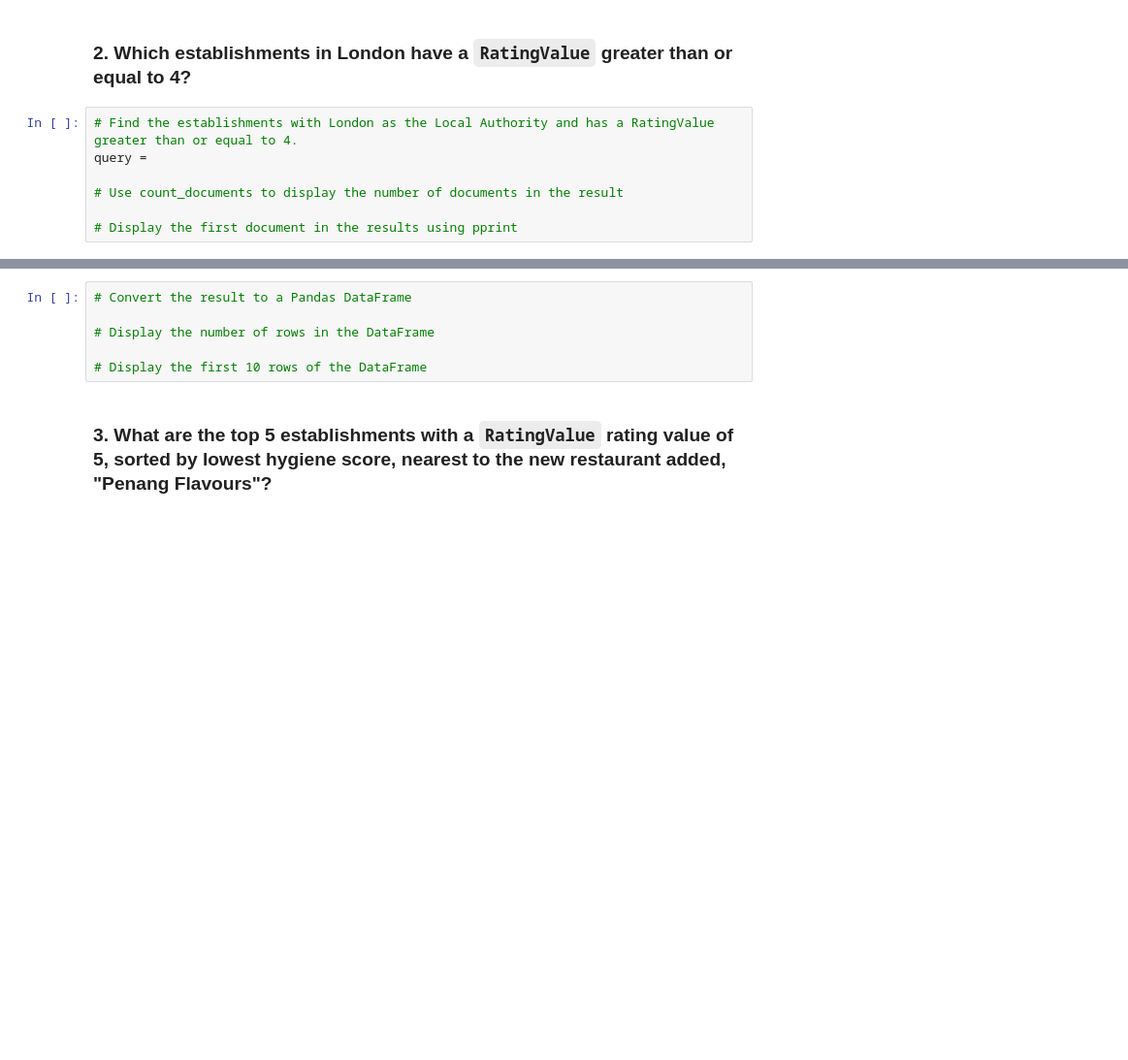
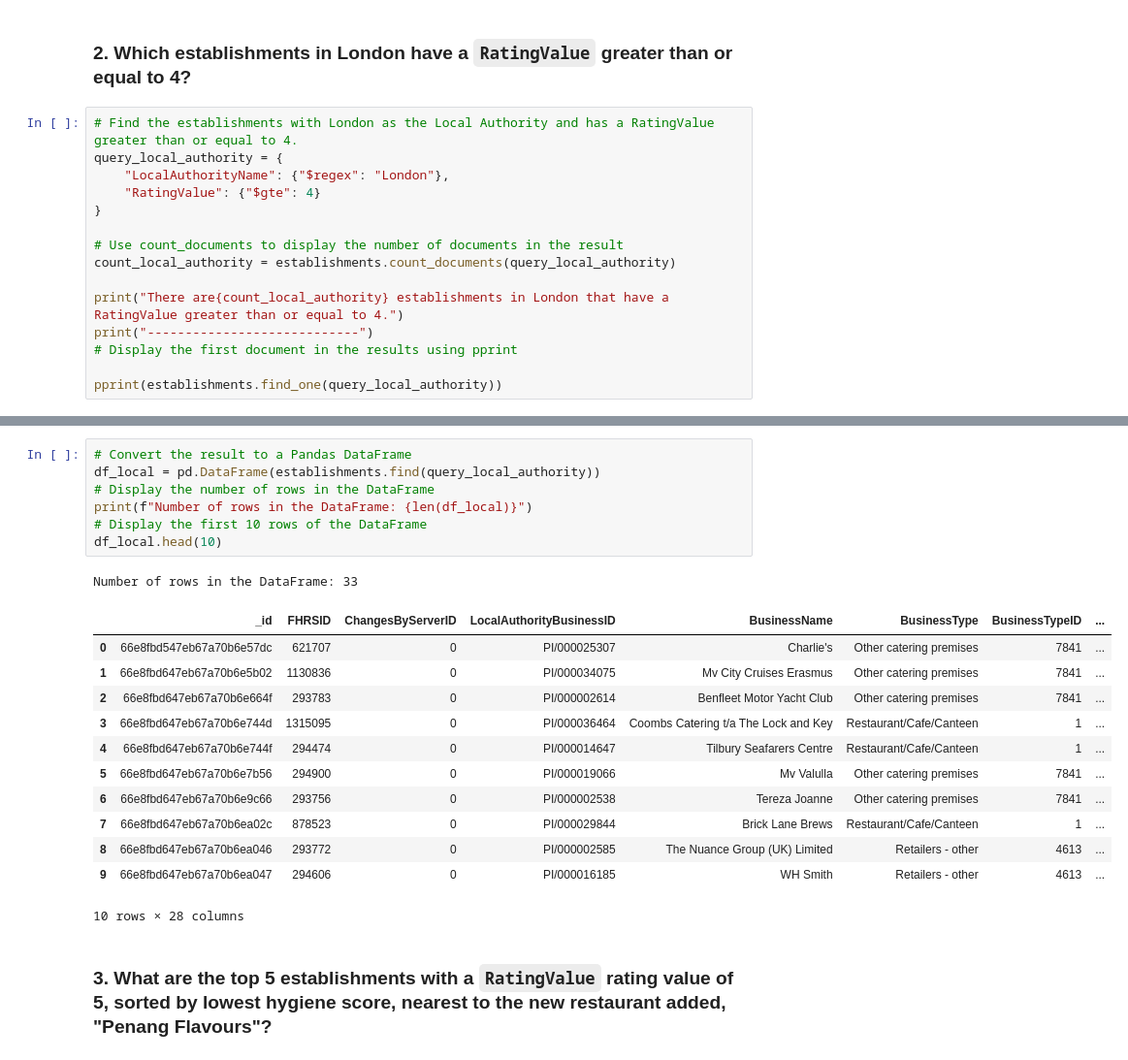
Before and after one commit to cmaijala/nosql-challenge, a Jupyter notebook: NoSQL_analysis_starter.ipynb, the cells around one changed output, grey strips where cells are left out. Shown at 97% size. Cells and saved outputs as stored; diff of their text form; blank space fills up the shorter version.

```diff
--- a/NoSQL_analysis_starter.ipynb
+++ b/NoSQL_analysis_starter.ipynb
@@ -86,8 +86,16 @@ result_df.head(10)
 ### 2. Which establishments in London have a `RatingValue` greater than or equal to 4?
 # %%
 # Find the establishments with London as the Local Authority and has a RatingValue greater than or equal to 4.
-query =
+query_local_authority = {
+    "LocalAuthorityName": {"$regex": "London"},
+    "RatingValue": {"$gte": 4}
+}
 
 # Use count_documents to display the number of documents in the result
+count_local_authority = establishments.count_documents(query_local_authority)
 
+print("There are{count_local_authority} establishments in London that have a RatingValue greater than or equal to 4.")
+print("----------------------------")
 # Display the first document in the results using pprint
+
+pprint(establishments.find_one(query_local_authority))
@@ -94,9 +120,24 @@ query =
 # %%
 # Convert the result to a Pandas DataFrame
-
+df_local = pd.DataFrame(establishments.find(query_local_authority))
 # Display the number of rows in the DataFrame
-
+print(f"Number of rows in the DataFrame: {len(df_local)}")
 # Display the first 10 rows of the DataFrame
+df_local.head(10)
+# %% [output]
+Number of rows in the DataFrame: 33
+|  | _id | FHRSID | ChangesByServerID | LocalAuthorityBusinessID | BusinessName | BusinessType | BusinessTypeID | ... |
+| 0 | 66e8fbd547eb67a70b6e57dc | 621707 | 0 | PI/000025307 | Charlie's | Other catering premises | 7841 | ... |
+| 1 | 66e8fbd647eb67a70b6e5b02 | 1130836 | 0 | PI/000034075 | Mv City Cruises Erasmus | Other catering premises | 7841 | ... |
+| 2 | 66e8fbd647eb67a70b6e664f | 293783 | 0 | PI/000002614 | Benfleet Motor Yacht Club | Other catering premises | 7841 | ... |
+| 3 | 66e8fbd647eb67a70b6e744d | 1315095 | 0 | PI/000036464 | Coombs Catering t/a The Lock and Key | Restaurant/Cafe/Canteen | 1 | ... |
+| 4 | 66e8fbd647eb67a70b6e744f | 294474 | 0 | PI/000014647 | Tilbury Seafarers Centre | Restaurant/Cafe/Canteen | 1 | ... |
+| 5 | 66e8fbd647eb67a70b6e7b56 | 294900 | 0 | PI/000019066 | Mv Valulla | Other catering premises | 7841 | ... |
+| 6 | 66e8fbd647eb67a70b6e9c66 | 293756 | 0 | PI/000002538 | Tereza Joanne | Other catering premises | 7841 | ... |
+| 7 | 66e8fbd647eb67a70b6ea02c | 878523 | 0 | PI/000029844 | Brick Lane Brews | Restaurant/Cafe/Canteen | 1 | ... |
+| 8 | 66e8fbd647eb67a70b6ea046 | 293772 | 0 | PI/000002585 | The Nuance Group (UK) Limited | Retailers - other | 4613 | ... |
+| 9 | 66e8fbd647eb67a70b6ea047 | 294606 | 0 | PI/000016185 | WH Smith | Retailers - other | 4613 | ... |
+10 rows × 28 columns
 # %% [markdown]
 ### 3. What are the top 5 establishments with a `RatingValue` rating value of 5, sorted by lowest hygiene score, nearest to the new restaurant added, "Penang Flavours"?
 # %%
```
Also changed, not shown: parts of 5 cells of this notebook.
